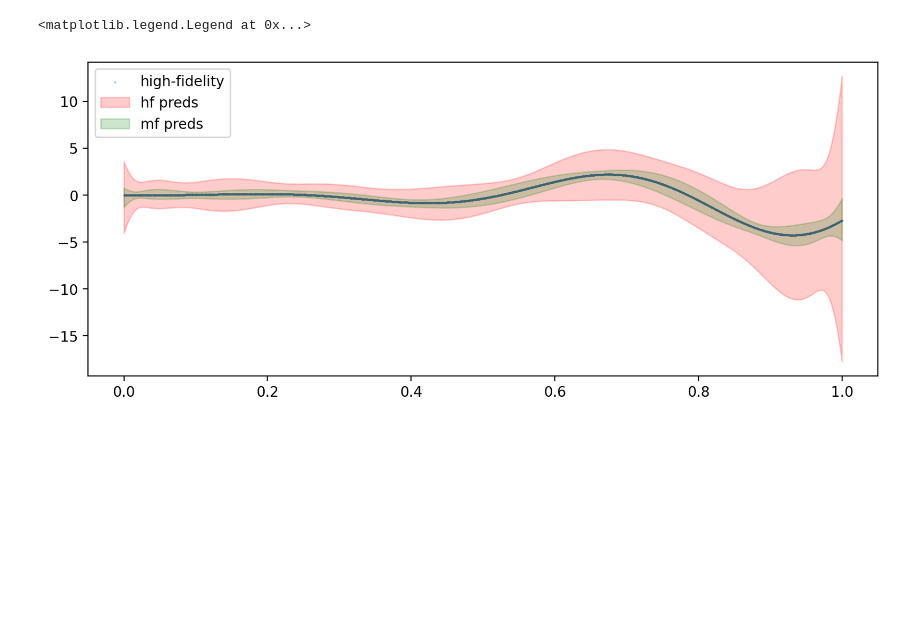
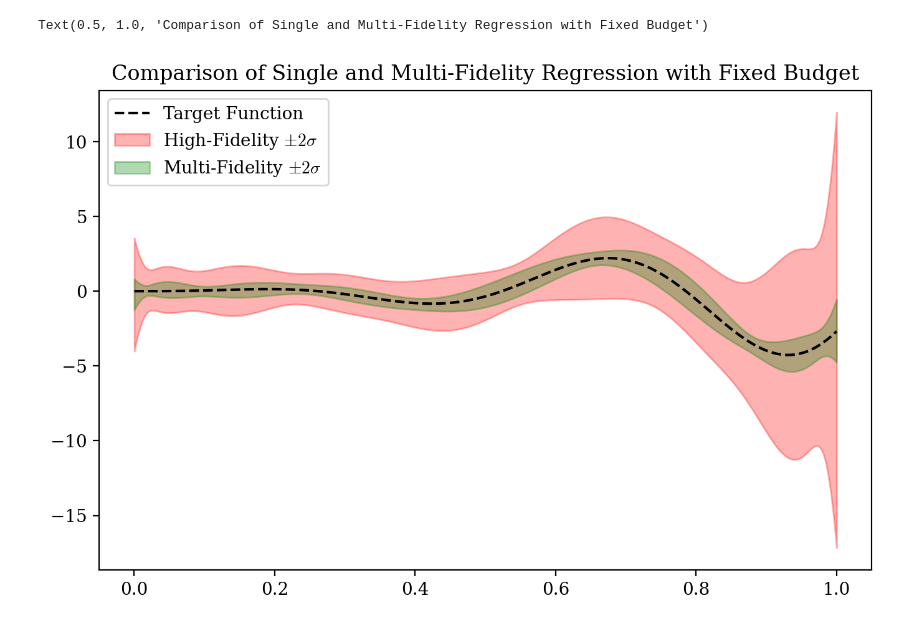
Before and after one commit to atticusdrex/MAGPI, a Jupyter notebook: SamplingOptimization/MFLinReg.ipynb, the cells around one changed output. Saved outputs shown, nothing was run; the diff lists cells and outputs as text; code cells hidden in the pictures; blank space fills up the shorter version.

```diff
--- a/SamplingOptimization/MFLinReg.ipynb
+++ b/SamplingOptimization/MFLinReg.ipynb
@@ -3,6 +3,13 @@ import numpy as np
 import matplotlib.pyplot as plt
 from tqdm import tqdm
 import math
+
+# Plot parameters
+plt.rcParams.update({
+    "font.family": "serif",
+    'text.latex.preamble': r'\\usepackage{amsmath}',
+    'mathtext.fontset': 'cm',
+})
 
 # LINEAR-B
 funcs = [
@@ -48,10 +55,10 @@ U = U[:,:S.shape[0]] # Truncating singular vectors
 Sigma_xx_inv = U @ np.diag(S**(-1)) @ U.T
 Sigma_xx_half_inv = U @ np.diag(S**(-0.5)) @ U.T
 
+print(np.corrcoef(y1_pilot, y2_pilot))
 
-
-plt.figure(figsize=(10,4))
-plt.scatter(z_pilot, y1_pilot, label = "high-fidelity", s = 0.1)
-plt.scatter(z_pilot, y2_pilot, label = "low-fidelity", s = 0.1)
+plt.figure(figsize=(10,4), dpi = 200)
+plt.scatter(z_pilot, y1_pilot, label = "High-Fidelity", s = 0.1)
+plt.scatter(z_pilot, y2_pilot, label = "Low-Fidelity", s = 0.1)
 plt.legend()
 # %% [output]
@@ -157,12 +166,13 @@ print(mc_term + irreducible_term)
 # %%
 inds = np.argsort(z_pilot)
 hf_mean, hf_two_sigma = hf_preds.mean(axis=1), 2*hf_preds.std(axis=1)
 mf_mean, mf_two_sigma = mf_preds.mean(axis=1), 2*mf_preds.std(axis=1)
-plt.figure(figsize=(10,4), dpi = 200)
-plt.scatter(z_pilot, y1_pilot, label = "high-fidelity", s = 0.05)
-plt.fill_between(z_pilot[inds], hf_mean[inds] - hf_two_sigma[inds], hf_mean[inds]+ hf_two_sigma[inds], color = 'red', alpha = 0.2, label = "hf preds")
-plt.fill_between(z_pilot[inds], mf_mean[inds] - mf_two_sigma[inds], mf_mean[inds]+ mf_two_sigma[inds], color = 'green', alpha = 0.2, label = "mf preds")
+plt.figure(figsize=(8,5), dpi = 200)
+plt.plot(z_pilot[inds], y1_pilot[inds], label = "Target Function", linestyle = 'dashed', color = 'black')
+plt.fill_between(z_pilot[inds], hf_mean[inds] - hf_two_sigma[inds], hf_mean[inds]+ hf_two_sigma[inds], color = 'red', alpha = 0.3, label = "High-Fidelity $\\pm 2 \\sigma$")
+plt.fill_between(z_pilot[inds], mf_mean[inds] - mf_two_sigma[inds], mf_mean[inds]+ mf_two_sigma[inds], color = 'green', alpha = 0.3, label = "Multi-Fidelity $\\pm 2 \\sigma$")
 plt.legend()
+plt.title("Comparison of Single and Multi-Fidelity Regression with Fixed Budget")
 # %% [output]
-<matplotlib.legend.Legend at 0x...>
+Text(0.5, 1.0, 'Comparison of Single and Multi-Fidelity Regression with Fixed Budget')
-[figure, old version]
+[figure, new version]
```
Also changed, not shown: parts of 7 cells of this notebook.
